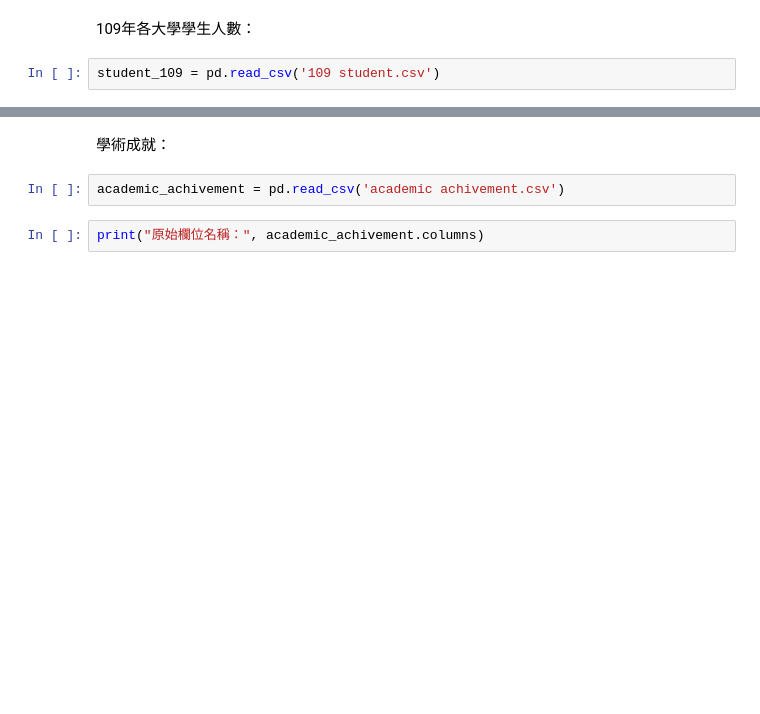
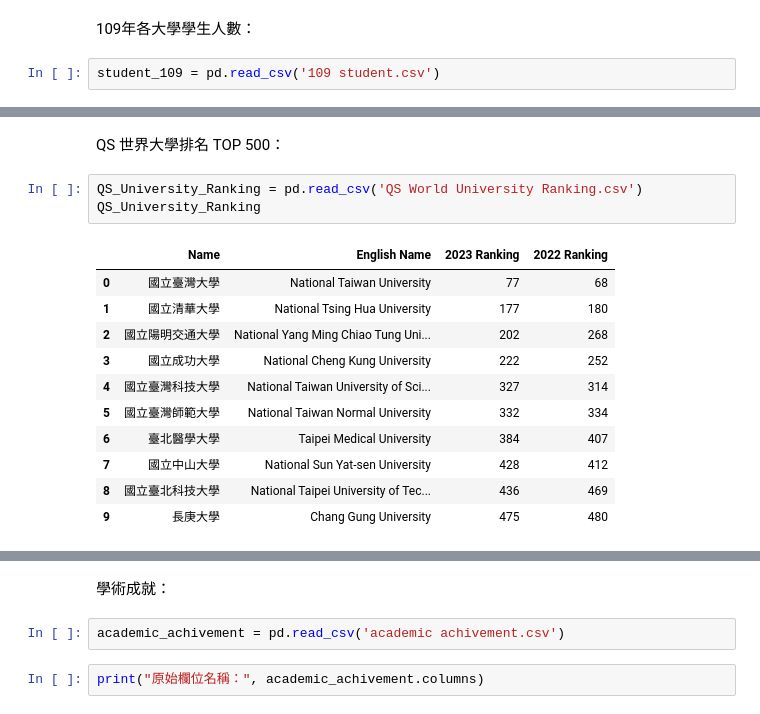
Before and after one commit to TinaChang1026/LAT, a Jupyter notebook: Final Project/data.ipynb, the cells around one changed output, grey strips where cells are left out. Drawn from its saved outputs; the diff is of its cells as text; blank space fills up the shorter version.

```diff
--- a/Final Project/data.ipynb
+++ b/Final Project/data.ipynb
@@ -148,0 +176,17 @@ student_109 = pd.read_csv('109 student.csv')
+# %% [markdown]
+QS 世界大學排名 TOP 500：
+# %%
+QS_University_Ranking = pd.read_csv('QS World University Ranking.csv')
+QS_University_Ranking
+# %% [output]
+|  | Name | English Name | 2023 Ranking | 2022 Ranking |
+| 0 | 國立臺灣大學 | National Taiwan University | 77 | 68 |
+| 1 | 國立清華大學 | National Tsing Hua University | 177 | 180 |
+| 2 | 國立陽明交通大學 | National Yang Ming Chiao Tung Uni... | 202 | 268 |
+| 3 | 國立成功大學 | National Cheng Kung University | 222 | 252 |
+| 4 | 國立臺灣科技大學 | National Taiwan University of Sci... | 327 | 314 |
+| 5 | 國立臺灣師範大學 | National Taiwan Normal University | 332 | 334 |
+| 6 | 臺北醫學大學 | Taipei Medical University | 384 | 407 |
+| 7 | 國立中山大學 | National Sun Yat-sen University | 428 | 412 |
+| 8 | 國立臺北科技大學 | National Taipei University of Tec... | 436 | 469 |
+| 9 | 長庚大學 | Chang Gung University | 475 | 480 |
```
Also changed, not shown: parts of 22 cells of this notebook, 8 other files.
